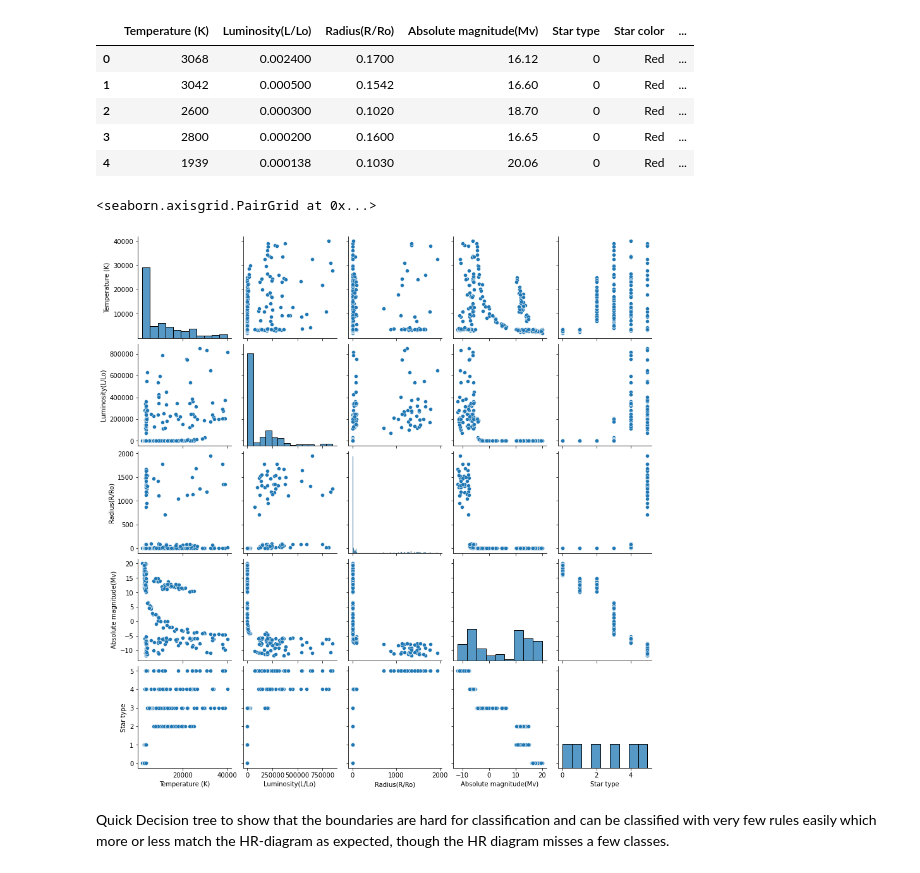
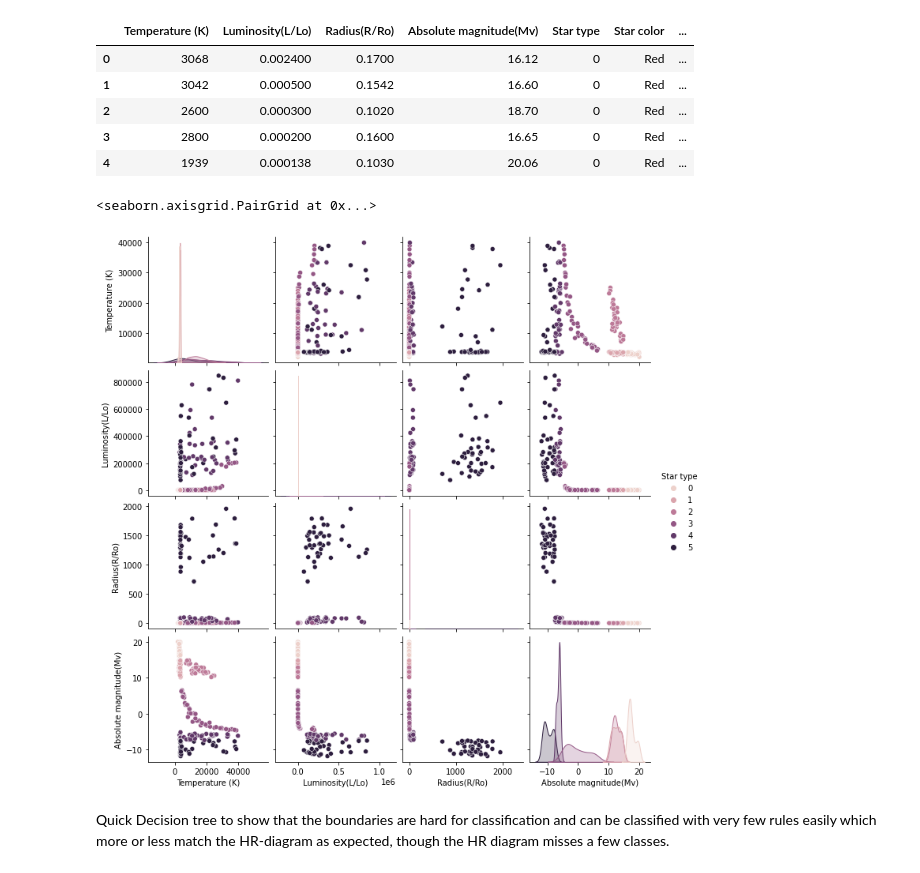
Before and after one commit to clinton0313/GP-Classification-Project, a Jupyter notebook: eda.ipynb, the cells around one changed output. Drawn from its saved outputs; the diff is of its cells as text; code cells hidden in the pictures.

```diff
--- a/eda.ipynb
+++ b/eda.ipynb
@@ -73,10 +73,10 @@ stars.head()
 | 3 | 2800 | 0.000200 | 0.1600 | 16.65 | 0 | Red | ... |
 | 4 | 1939 | 0.000138 | 0.1030 | 20.06 | 0 | Red | ... |
 # %%
-sns.pairplot(stars)
+sns.pairplot(stars, hue="Star type")
 # %% [output]
 <seaborn.axisgrid.PairGrid at 0x...>
-[figure, old version]
+[figure, new version]
 # %% [markdown]
 Quick Decision tree to show that the boundaries are hard for classification and can be classified with very few rules easily which more or less match the HR-diagram as expected, though the HR diagram misses a few classes.
 # %%
```
Also changed, not shown: parts of 3 cells of this notebook, 1 other file.
